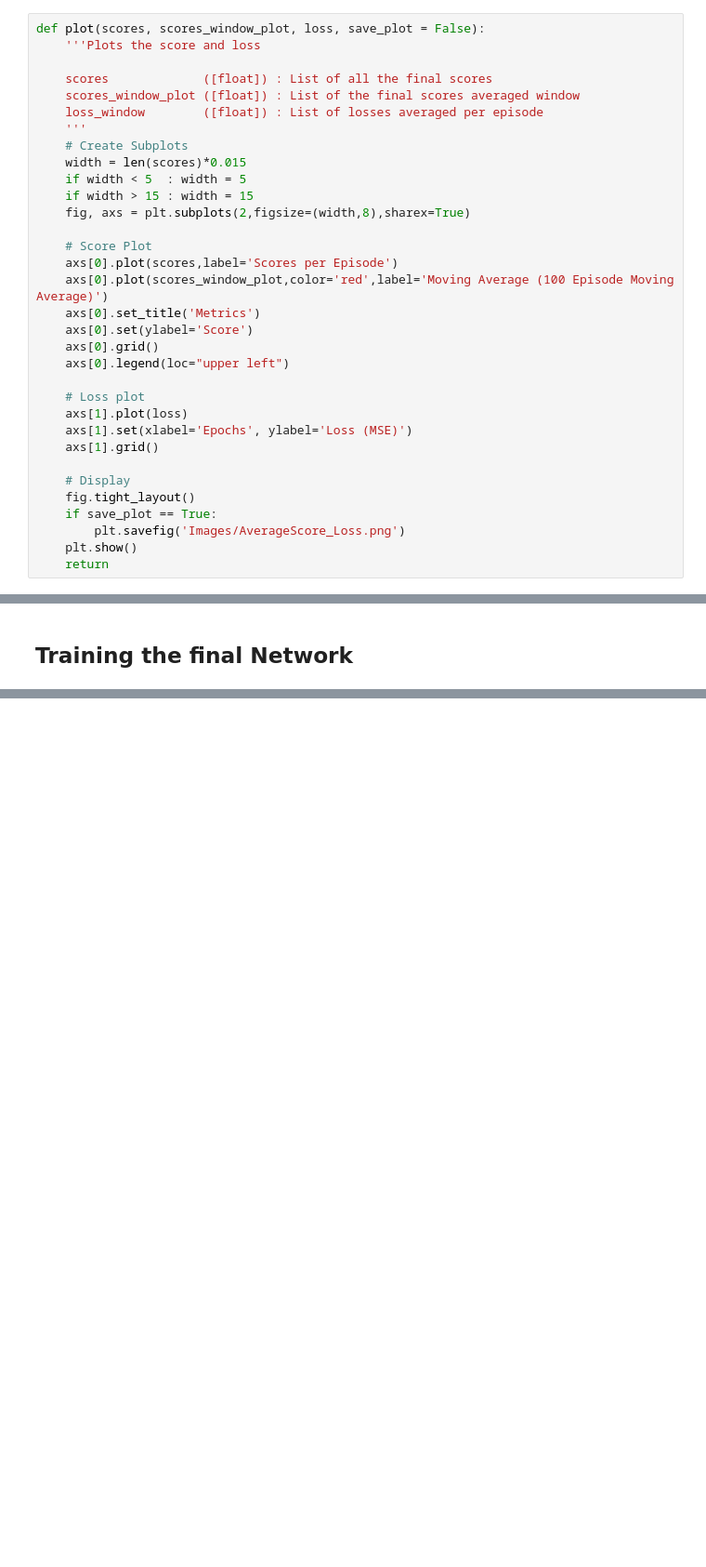
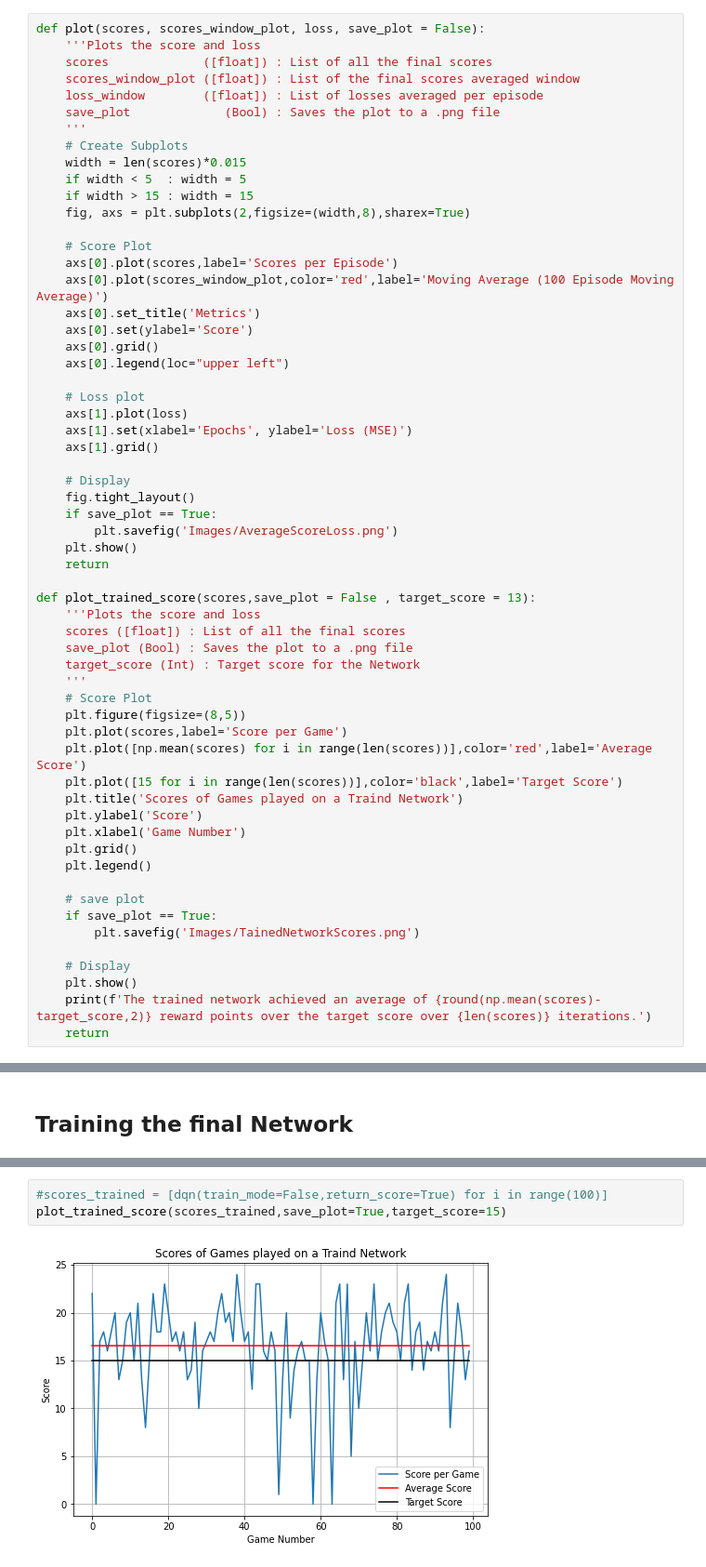
Before and after one commit to jeroencvlier/DeepLearning-Navigation, a Jupyter notebook: NavigationWorkbook.ipynb, the cells around one changed output, grey strips where cells are left out. Shown at 93% size. Drawn from its saved outputs; the diff is of its cells as text; blank space fills up the shorter version.

Commit message:
Updated replay memory and plotting

```diff
--- a/NavigationWorkbook.ipynb
+++ b/NavigationWorkbook.ipynb
@@ -245,10 +240,10 @@ class ReplayBuffer:
 # %%
 def plot(scores, scores_window_plot, loss, save_plot = False):
     '''Plots the score and loss
-
     scores             ([float]) : List of all the final scores
     scores_window_plot ([float]) : List of the final scores averaged window
     loss_window        ([float]) : List of losses averaged per episode
+    save_plot             (Bool) : Saves the plot to a .png file
     '''
     # Create Subplots
     width = len(scores)*0.015
@@ -272,9 +267,35 @@ def plot(scores, scores_window_plot, loss, save_plot = False):
     # Display
     fig.tight_layout()
     if save_plot == True:
-        plt.savefig('Images/AverageScore_Loss.png')
+        plt.savefig('Images/AverageScoreLoss.png')
     plt.show()
     return
+
+def plot_trained_score(scores,save_plot = False , target_score = 13):
+    '''Plots the score and loss
+    scores ([float]) : List of all the final scores
+    save_plot (Bool) : Saves the plot to a .png file
+    target_score (Int) : Target score for the Network
+    '''
+    # Score Plot
+    plt.figure(figsize=(8,5))
+    plt.plot(scores,label='Score per Game')
+    plt.plot([np.mean(scores) for i in range(len(scores))],color='red',label='Average Score')
+    plt.plot([15 for i in range(len(scores))],color='black',label='Target Score')
+    plt.title('Scores of Games played on a Traind Network')
+    plt.ylabel('Score')
+    plt.xlabel('Game Number')
+    plt.grid()
+    plt.legend()
+
+    # save plot
+    if save_plot == True:
+        plt.savefig('Images/TainedNetworkScores.png')
+
+    # Display
+    plt.show()
+    print(f'The trained network achieved an average of {round(np.mean(scores)-target_score,2)} reward points over the target score over {len(scores)} iterations.')
+    return
 # %% [markdown]
 ## Define the Deep Q-Network
 # %%
@@ -535,0 +552,5 @@ dqn(train_mode=False)
+# %%
+#scores_trained = [dqn(train_mode=False,return_score=True) for i in range(100)]
+plot_trained_score(scores_trained,save_plot=True,target_score=15)
+# %% [output]
+[figure, added]
```
Also changed, not shown: parts of 11 cells of this notebook, 7 other files.
